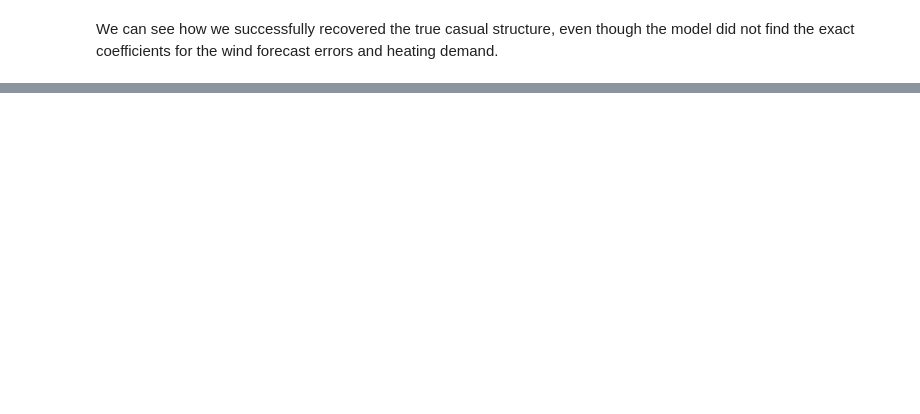
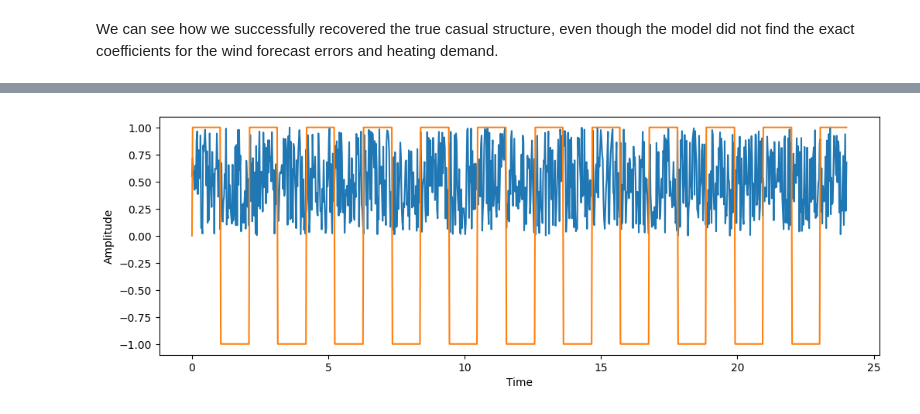
Before and after one commit to dcacciarelli/my-causality-book, a Jupyter notebook: _build/jupyter_execute/notebooks/semiparametric_direct_lingam.ipynb, the cells around one changed output, grey strips where cells are left out. Cells and saved outputs as stored; diff of their text form; code cells hidden in the pictures; blank space fills up the shorter version.

```diff
--- a/_build/jupyter_execute/notebooks/semiparametric_direct_lingam.ipynb
+++ b/_build/jupyter_execute/notebooks/semiparametric_direct_lingam.ipynb
@@ -306,0 +342,18 @@ We can see how we successfully recovered the true casual structure, even though
+# %%
+from sklearn.decomposition import FastICA
+import numpy as np
+import matplotlib.pyplot as plt
+
+np.random.seed(0)
+sample_size = 1000
+time = np.linspace(0, 24, sample_size)
+s1 = np.random.uniform(low=0, high=1, size=sample_size)
+s2 = np.sign(np.sin(3 * time))  # Signal 2: square signal
+S = np.c_[s1, s2]
+plt.figure(figsize=(12, 4))
+plt.plot(time, S)
+plt.xlabel('Time')
+plt.ylabel('Amplitude')
+plt.show()
+# %% [output]
+[figure, added]
```
Also changed, not shown: parts of 22 cells of this notebook, 46 other files.
